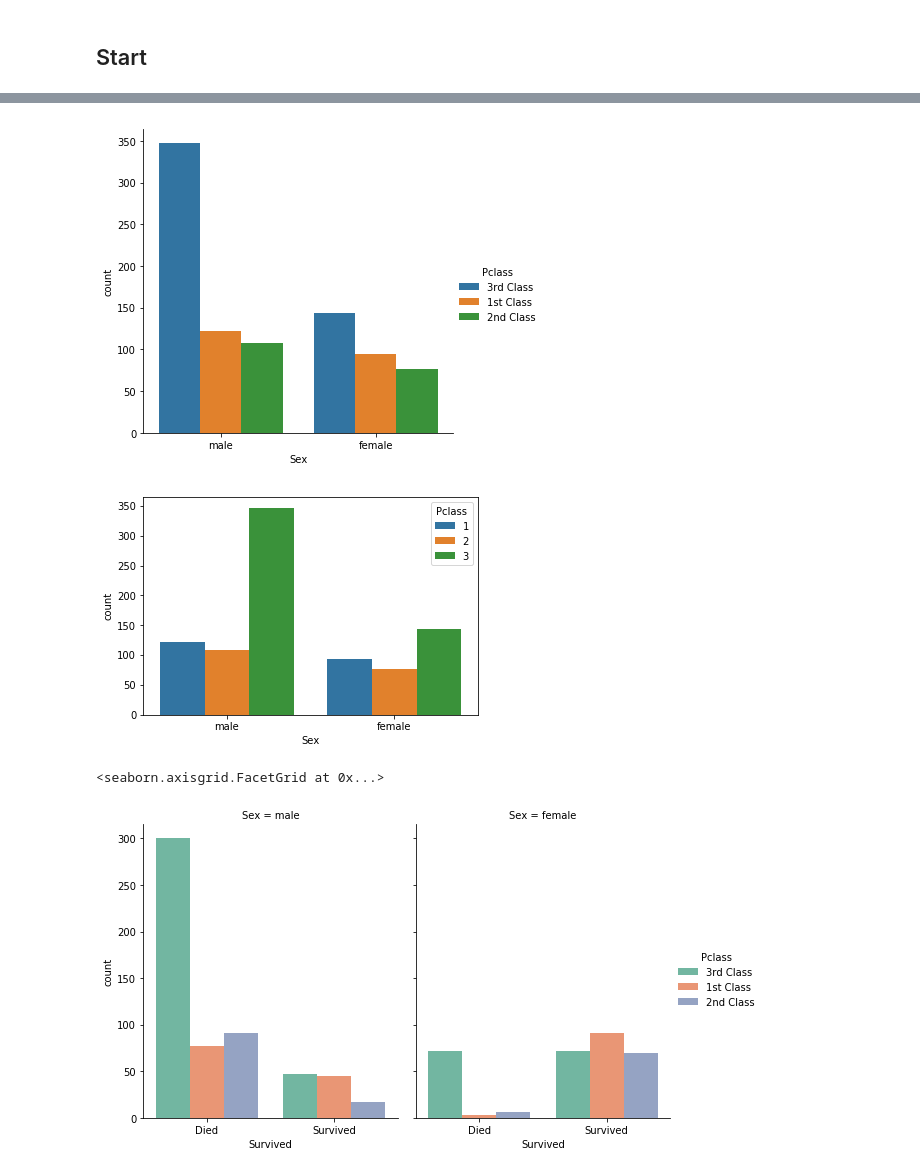
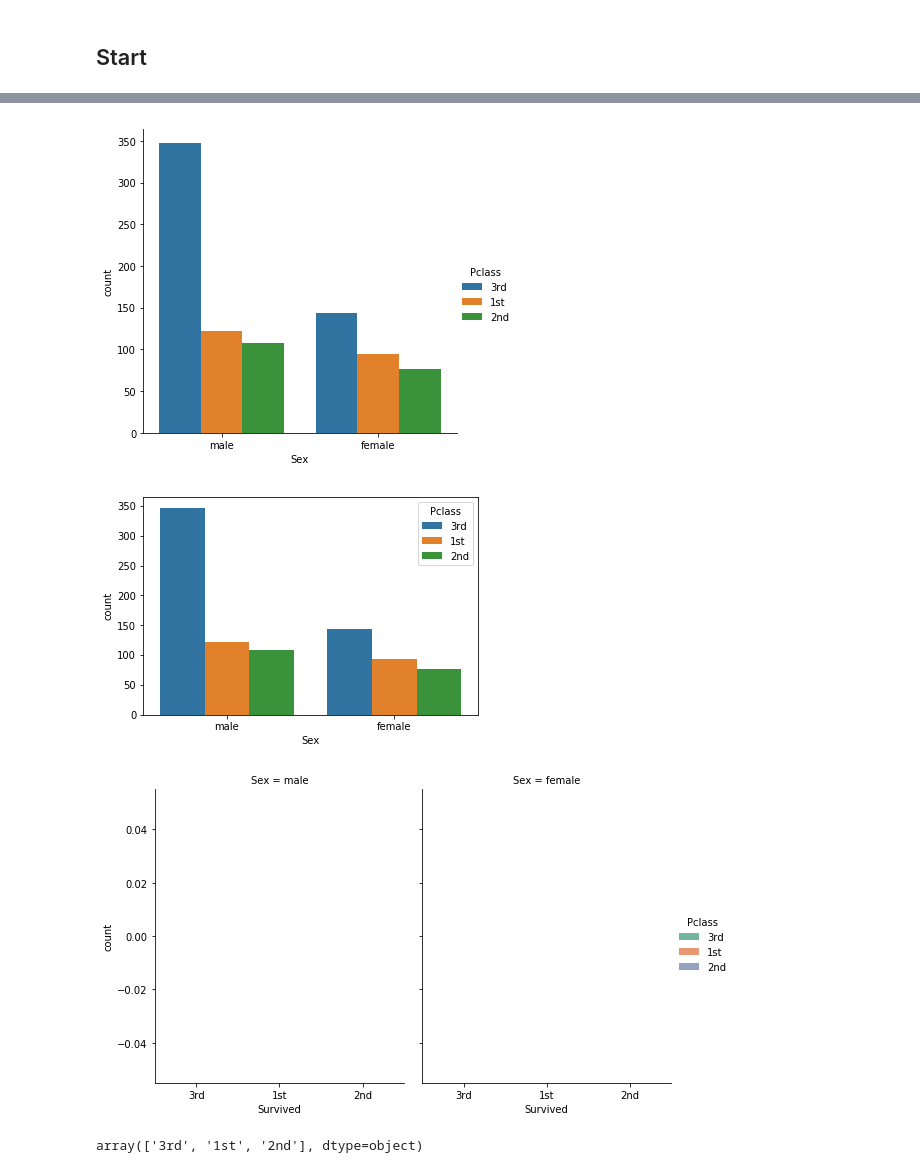
Before and after one commit to AntonAks/MyPythonStudy, a Jupyter notebook: 005_Kagle_Practice/01_Titanic/Titanic_Udemy_Version.ipynb, the cells around one changed output, grey strips where cells are left out. Drawn from its saved outputs; the diff is of its cells as text; code cells hidden in the pictures.

```diff
--- a/005_Kagle_Practice/01_Titanic/Titanic_Udemy_Version.ipynb
+++ b/005_Kagle_Practice/01_Titanic/Titanic_Udemy_Version.ipynb
@@ -47,7 +49,7 @@ dtypes: float64(2), int64(5), object(5)
 memory usage: 83.6+ KB
 # %%
 titanic_df['Survived'] = titanic_df['Survived'].map({1:'Survived', 0:'Died'})
-titanic_df['Pclass'] = titanic_df['Pclass'].map({1:'1st Class', 2:'2nd Class', 3:'3rd Class'})
+titanic_df['Pclass'] = titanic_df['Pclass'].map({1:'1st', 2:'2nd', 3:'3rd'})
 # %%
 titanic_df.head()
 # %% [output]
@@ -60,16 +62,19 @@ titanic_df.head()
 # %%
 sns.catplot(x="Sex", hue="Pclass", kind="count", data=titanic_df);
 # %% [output]
-[figure, old version]
+[figure, new version]
 # %%
 sns.countplot(x="Sex", hue="Pclass", data=titanic_df);
 # %% [output]
-[figure, old version]
+[figure, new version]
 # %%
-sns.catplot(x="Survived", hue="Pclass",
+sns.catplot(x="Survived", hue="Pclass", order=['3rd', '1st', '2nd'],
             col="Sex", data=titanic_df,
             kind="count", height=5, aspect=.8,
-            palette="Set2")
+            palette="Set2");
 # %% [output]
-<seaborn.axisgrid.FacetGrid at 0x...>
-[figure, old version]
+[figure, new version]
+# %%
+pd.unique(titanic_df['Pclass'])
+# %% [output]
+array(['3rd', '1st', '2nd'], dtype=object)
```
Also changed, not shown: parts of 2 cells of this notebook, 1 other file.
